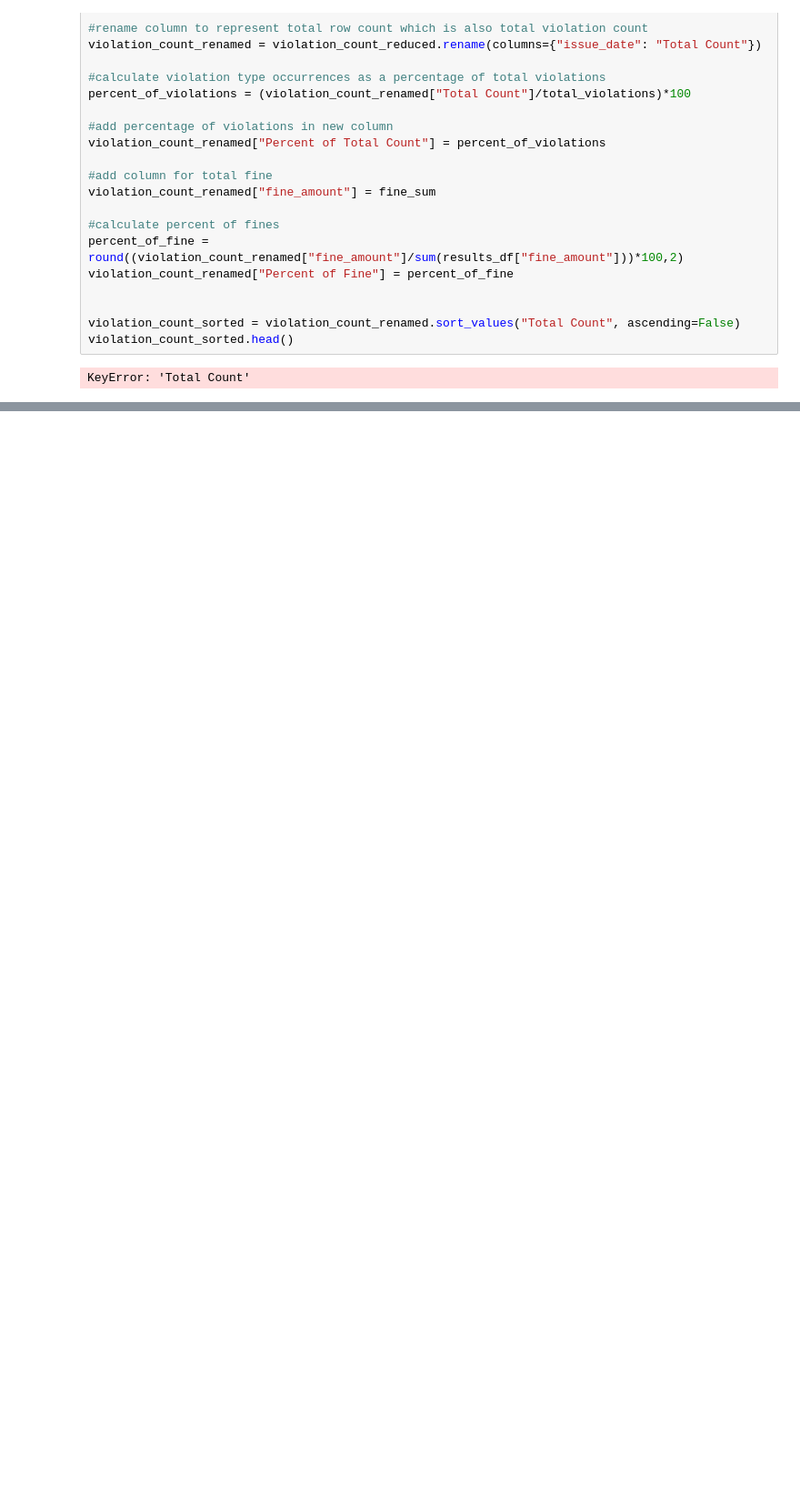
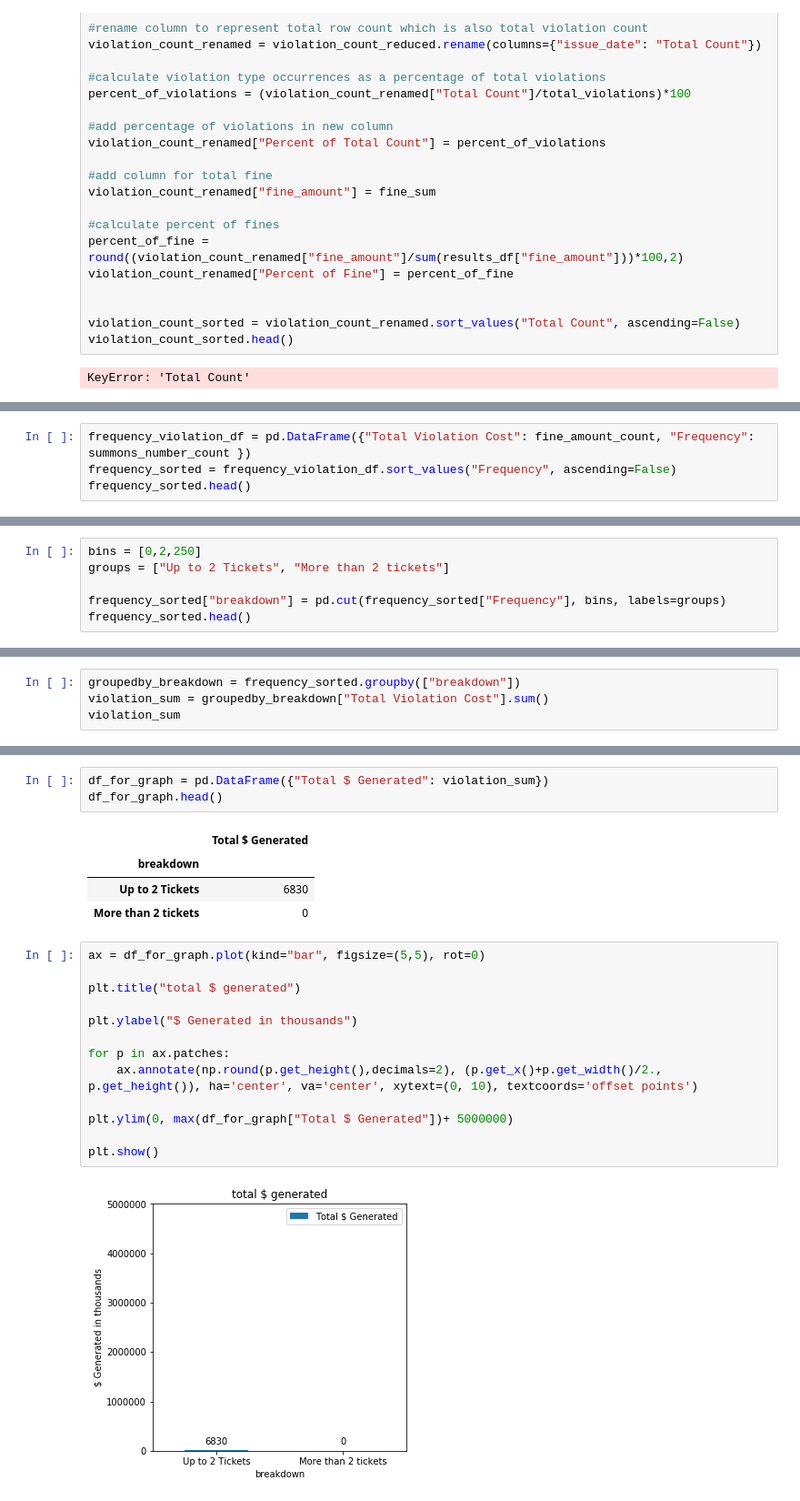
Before and after one commit to jesusbaquiax/github_project_one, a Jupyter notebook: Traffic_Tickets.ipynb, the cells around one changed output, grey strips where cells are left out. Shown at 91% size. Drawn from its saved outputs; the diff is of its cells as text; blank space fills up the shorter version.

```diff
--- a/Traffic_Tickets.ipynb
+++ b/Traffic_Tickets.ipynb
@@ -219,0 +214,4 @@ KeyError: 'Total Count'
+# %%
+frequency_violation_df = pd.DataFrame({"Total Violation Cost": fine_amount_count, "Frequency": summons_number_count })
+frequency_sorted = frequency_violation_df.sort_values("Frequency", ascending=False)
+frequency_sorted.head()
@@ -219,0 +237,6 @@ KeyError: 'Total Count'
+# %%
+bins = [0,2,250]
+groups = ["Up to 2 Tickets", "More than 2 tickets"]
+
+frequency_sorted["breakdown"] = pd.cut(frequency_sorted["Frequency"], bins, labels=groups)
+frequency_sorted.head()
@@ -219,0 +258,4 @@ KeyError: 'Total Count'
+# %%
+groupedby_breakdown = frequency_sorted.groupby(["breakdown"])
+violation_sum = groupedby_breakdown["Total Violation Cost"].sum()
+violation_sum
@@ -219,0 +267,23 @@ KeyError: 'Total Count'
+# %%
+df_for_graph = pd.DataFrame({"Total $ Generated": violation_sum})
+df_for_graph.head()
+# %% [output]
+|  | Total $ Generated |
+| breakdown |  |
+| Up to 2 Tickets | 6830 |
+| More than 2 tickets | 0 |
+# %%
+ax = df_for_graph.plot(kind="bar", figsize=(5,5), rot=0)
+
+plt.title("total $ generated")
+
+plt.ylabel("$ Generated in thousands")
+
+for p in ax.patches:
+    ax.annotate(np.round(p.get_height(),decimals=2), (p.get_x()+p.get_width()/2., p.get_height()), ha='center', va='center', xytext=(0, 10), textcoords='offset points')
+
+plt.ylim(0, max(df_for_graph["Total $ Generated"])+ 5000000)
+
+plt.show()
+# %% [output]
+[figure, added]
```
Also changed, not shown: parts of 25 cells of this notebook.
